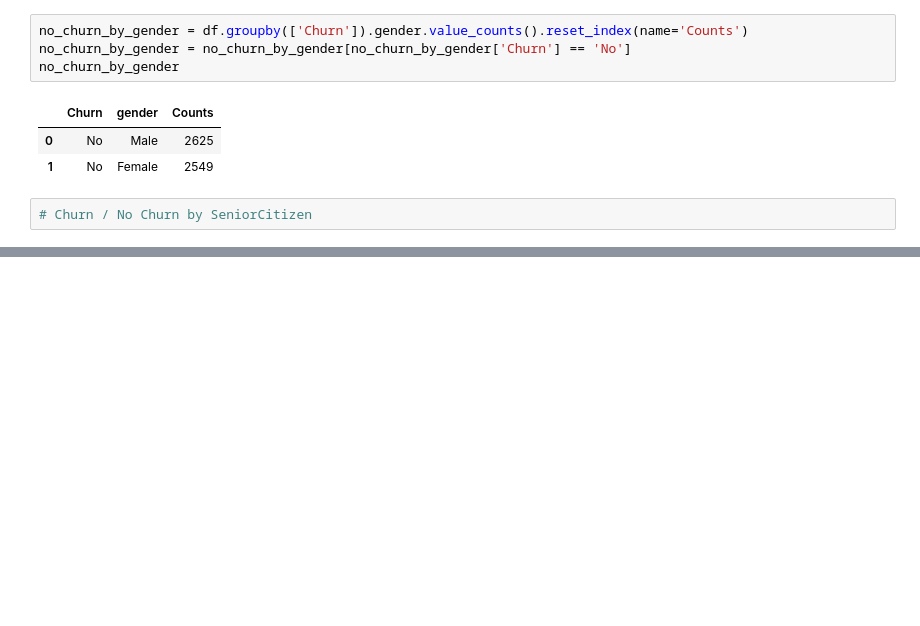
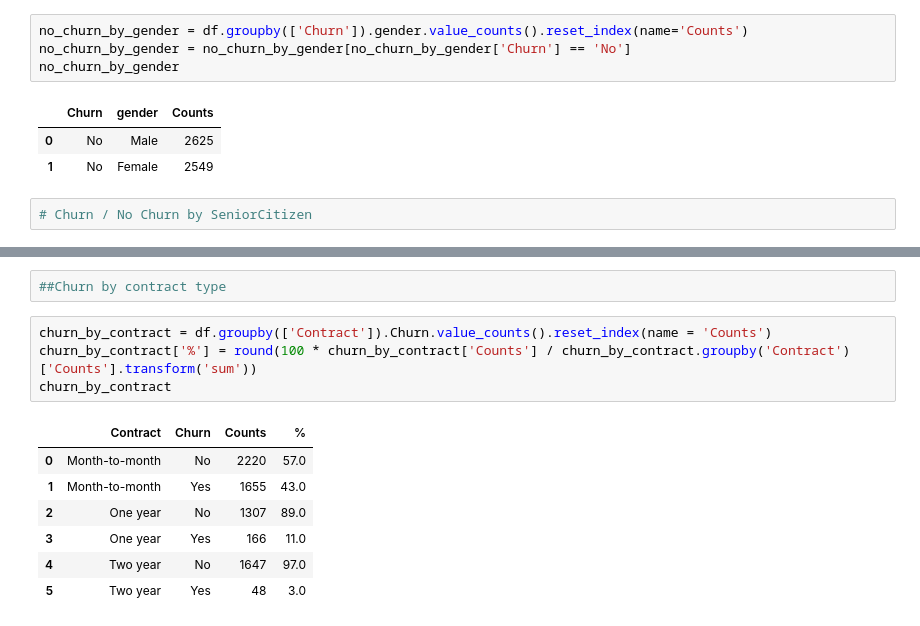
Before and after one commit to sobiero/ads-data-analysis-telco, a Jupyter notebook: data-analysis-telco.ipynb, the cells around one changed output, grey strips where cells are left out. Saved outputs shown, nothing was run; the diff lists cells and outputs as text; blank space fills up the shorter version.

```diff
--- a/data-analysis-telco.ipynb
+++ b/data-analysis-telco.ipynb
@@ -93,0 +102,14 @@ churn_by_sc
+# %%
+##Churn by contract type
+# %%
+churn_by_contract = df.groupby(['Contract']).Churn.value_counts().reset_index(name = 'Counts')
+churn_by_contract['%'] = round(100 * churn_by_contract['Counts'] / churn_by_contract.groupby('Contract')['Counts'].transform('sum'))
+churn_by_contract
+# %% [output]
+|  | Contract | Churn | Counts | % |
+| 0 | Month-to-month | No | 2220 | 57.0 |
+| 1 | Month-to-month | Yes | 1655 | 43.0 |
+| 2 | One year | No | 1307 | 89.0 |
+| 3 | One year | Yes | 166 | 11.0 |
+| 4 | Two year | No | 1647 | 97.0 |
+| 5 | Two year | Yes | 48 | 3.0 |
```
Also changed, not shown: parts of 14 cells of this notebook.
